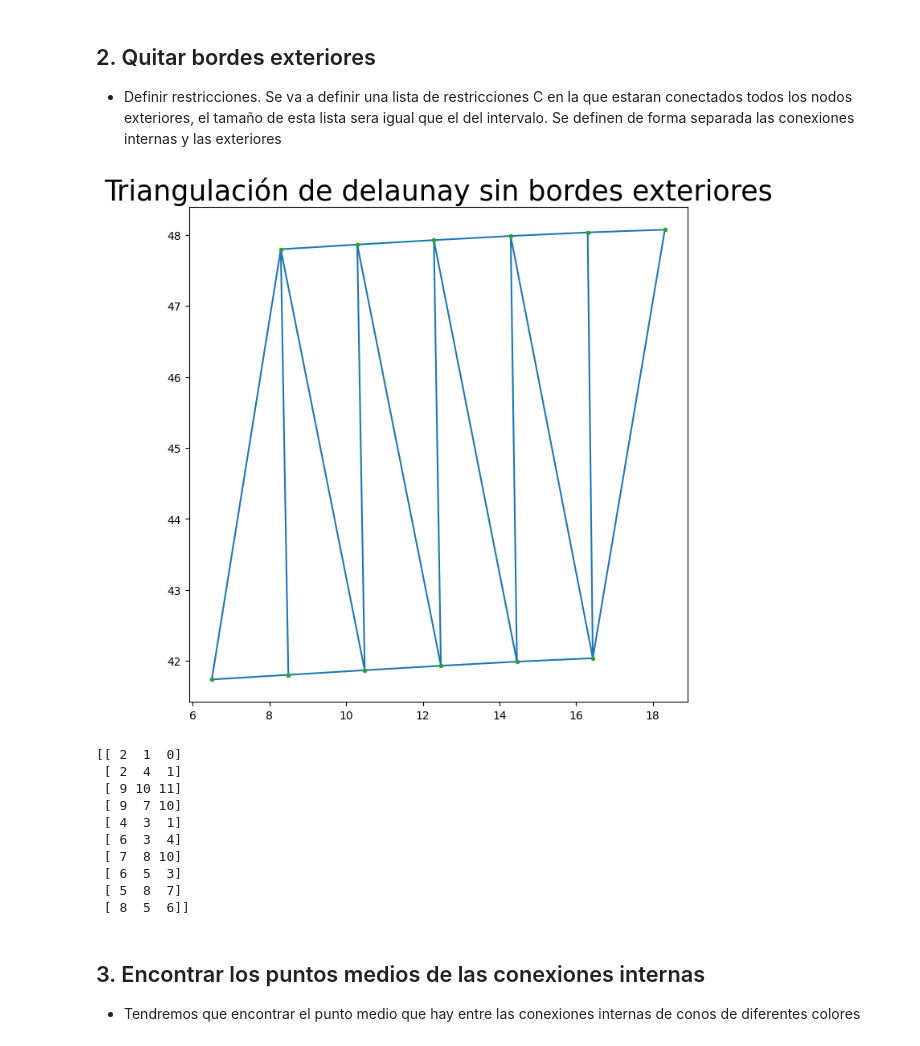
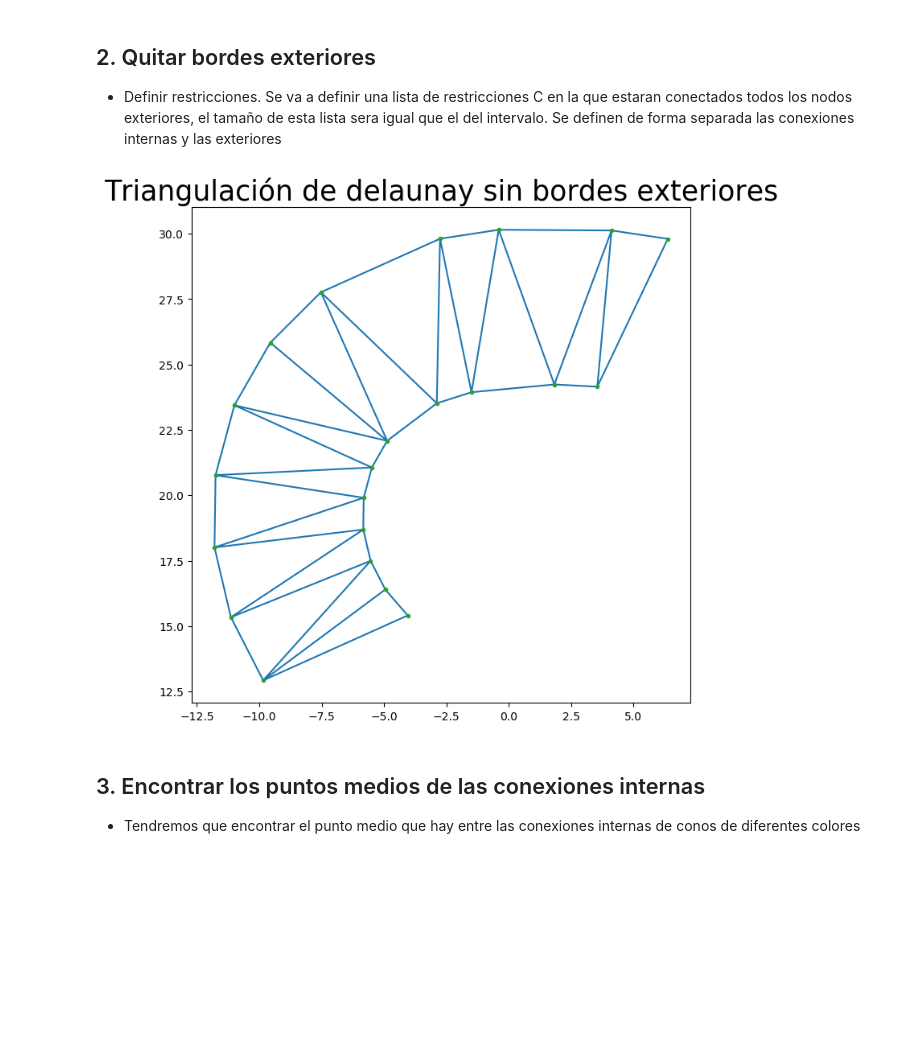
Before and after one commit to FSBDriverless/FS-AI, a Jupyter notebook: Planificación/Triangulacion de Delaunay.ipynb, the cells around one changed output. Drawn from its saved outputs; the diff is of its cells as text; code cells hidden in the pictures; blank space fills up the shorter version.

```diff
--- a/Planificación/Triangulacion de Delaunay.ipynb
+++ b/Planificación/Triangulacion de Delaunay.ipynb
@@ -65,44 +69,33 @@ Se definen de forma separada las conexiones internas y las exteriores
 # %%
 f = plt.figure()
 f.set_figwidth(8)
 f.set_figheight(8)
 
-i = 10
-interv = 10
+i = 100
+interv = 20
 points = P[(i-interv):(i+2)]
 
 # Crear triangulacion con constantes
 TR = Delaunay(points)
 s = TR.simplices
 
 i = 0
 while (i < s.shape[0]):
 #for i in range(0, s.shape[0]):
     x = s[i]
     if ((x[0]%2!=0 and x[1]%2!=0 and x[2]%2!=0) or (x[0]%2!=1 and x[1]%2!=1 and x[2]%2!=1)):
         s = np.delete(s, i, 0)
     else:
 
         i = i + 1;
 plt.triplot(points[:,0], points[:,1], s)
 plt.plot(points[:,0], points[:,1], '.')
 plt.title('Triangulación de delaunay sin bordes exteriores',
       fontsize=25,
       color="black")
 plt.show()
-print(s)
 # %% [output]
-[figure, old version]
+[figure, new version]
-[[ 2  1  0]
- [ 2  4  1]
- [ 9 10 11]
- [ 9  7 10]
- [ 4  3  1]
- [ 6  3  4]
- [ 7  8 10]
- [ 6  5  3]
- [ 5  8  7]
- [ 8  5  6]]
 # %% [markdown]
 ## 3. Encontrar los puntos medios de las conexiones internas
 * Tendremos que encontrar el punto medio que hay entre las conexiones internas de conos de diferentes colores
```
Also changed, not shown: parts of 11 cells of this notebook.
